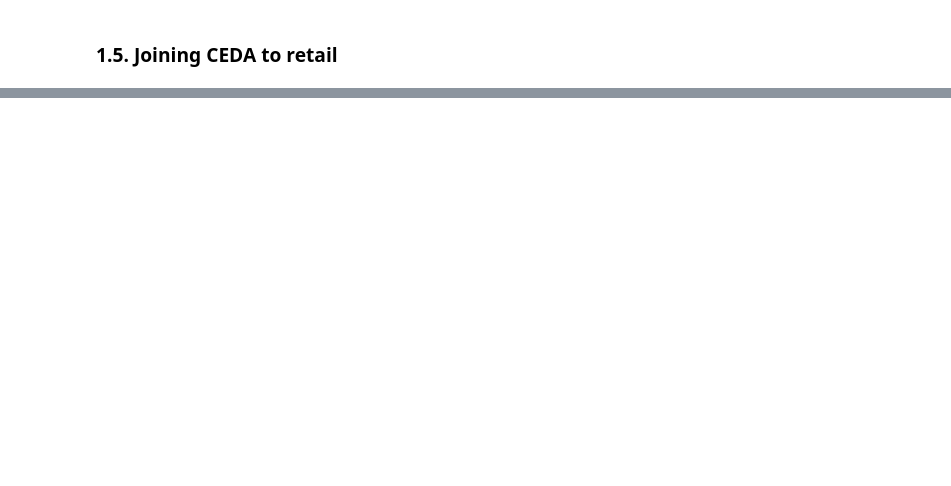
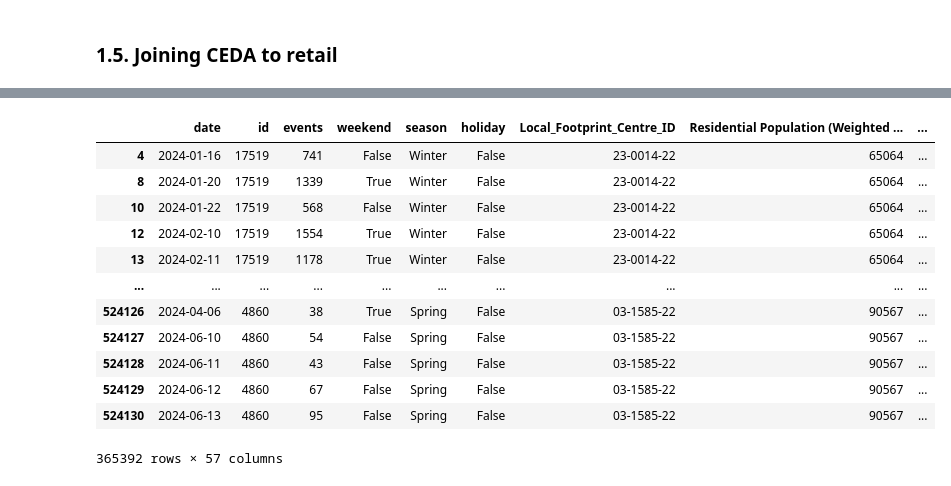
Before and after one commit to stefankrysa/MScDissertation, a Jupyter notebook: weatherdata_processing.ipynb, the cells around one changed output, grey strips where cells are left out. Cells and saved outputs as stored; diff of their text form; code cells hidden in the pictures; blank space fills up the shorter version.

```diff
--- a/weatherdata_processing.ipynb
+++ b/weatherdata_processing.ipynb
@@ -779,0 +875,24 @@ pd.DataFrame({'SRC_ID': unique_src_ids}).to_csv('unique_wind_station_ids.csv', i
+# %%
+# prepare output containers
+interpolated_surfaces = {}
+
+# loop through each date in the dataset
+for date in wind_final['date'].unique():
+    subset = wind_final[wind_final['date'] == date]
+    # drop any rows with NaNs in required columns
+    subset = subset.dropna(subset=['lon', 'lat', 'mean_wind_speed_daytime', 'max_gust_speed_daytime'])
+
+    points = subset[['lon', 'lat']].values
+
+    mean_wind_values = subset['mean_wind_speed_daytime'].values
+    max_gust_values = subset['max_gust_speed_daytime'].values
+
+    # interpolate both variables
+    grid_mean = griddata(points, mean_wind_values, (grid_lon, grid_lat), method='linear')
+    grid_gust = griddata(points, max_gust_values, (grid_lon, grid_lat), method='linear')
+
+    # store results
+    interpolated_surfaces[date] = {
+        'mean_wind': grid_mean,
+        'max_gust': grid_gust
+    }
@@ -780,2 +971,4 @@ pd.DataFrame({'SRC_ID': unique_src_ids}).to_csv('unique_wind_station_ids.csv', i
 # %% [markdown]
 ### 1.5. Joining CEDA to retail
+# %%
+wind_gdf['date'] = pd.to_datetime(wind_gdf['date'], errors='coerce')
@@ -781,0 +1047,17 @@ pd.DataFrame({'SRC_ID': unique_src_ids}).to_csv('unique_wind_station_ids.csv', i
+# %%
+# print rows in retail_areas where mean_wind is not NaN
+display(retail_areas[~retail_areas['mean_wind'].isna()])
+# %% [output]
+|  | date | id | events | weekend | season | holiday | Local_Footprint_Centre_ID | Residential Population (Weighted ... | ... |
+| 4 | 2024-01-16 | 17519 | 741 | False | Winter | False | 23-0014-22 | 65064 | ... |
+| 8 | 2024-01-20 | 17519 | 1339 | True | Winter | False | 23-0014-22 | 65064 | ... |
+| 10 | 2024-01-22 | 17519 | 568 | False | Winter | False | 23-0014-22 | 65064 | ... |
+| 12 | 2024-02-10 | 17519 | 1554 | True | Winter | False | 23-0014-22 | 65064 | ... |
+| 13 | 2024-02-11 | 17519 | 1178 | True | Winter | False | 23-0014-22 | 65064 | ... |
+| ... | ... | ... | ... | ... | ... | ... | ... | ... | ... |
+| 524126 | 2024-04-06 | 4860 | 38 | True | Spring | False | 03-1585-22 | 90567 | ... |
+| 524127 | 2024-06-10 | 4860 | 54 | False | Spring | False | 03-1585-22 | 90567 | ... |
+| 524128 | 2024-06-11 | 4860 | 43 | False | Spring | False | 03-1585-22 | 90567 | ... |
+| 524129 | 2024-06-12 | 4860 | 67 | False | Spring | False | 03-1585-22 | 90567 | ... |
+| 524130 | 2024-06-13 | 4860 | 95 | False | Spring | False | 03-1585-22 | 90567 | ... |
+365392 rows × 57 columns
```
Also changed, not shown: parts of 21 cells of this notebook.
